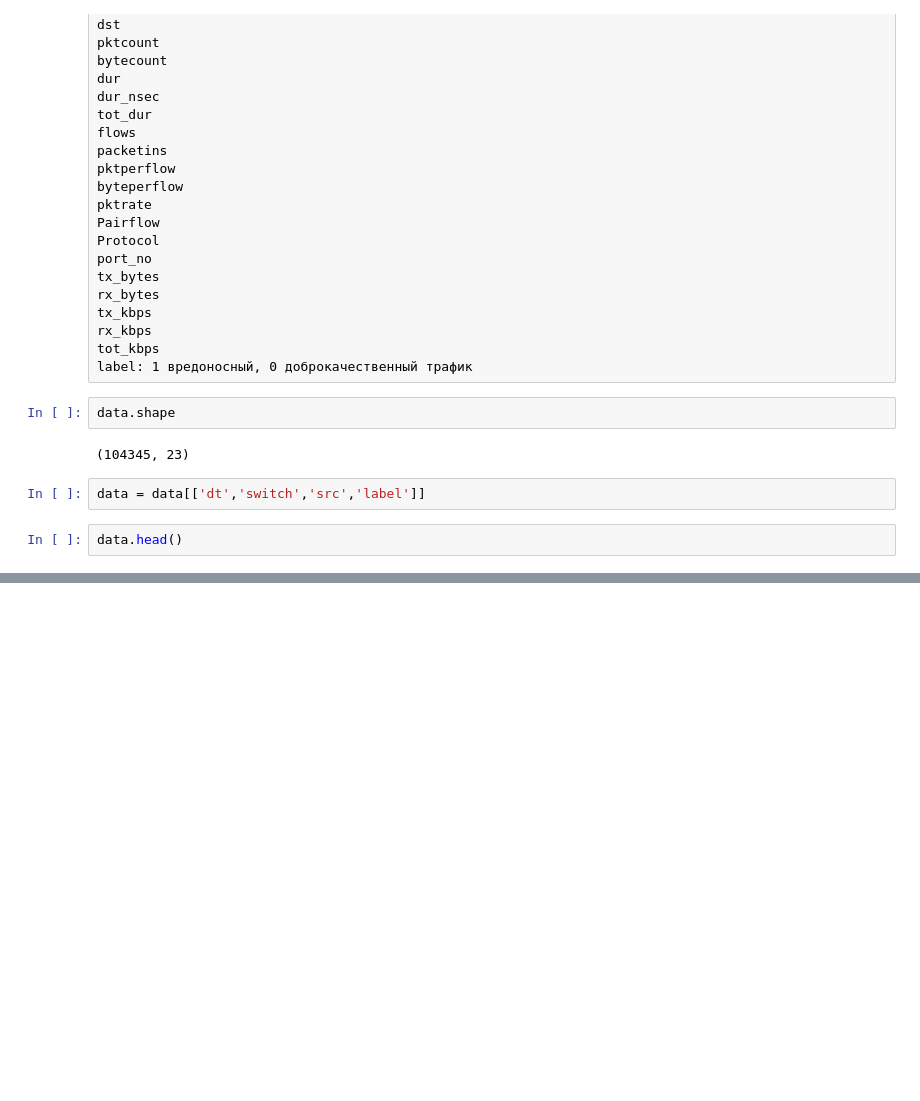
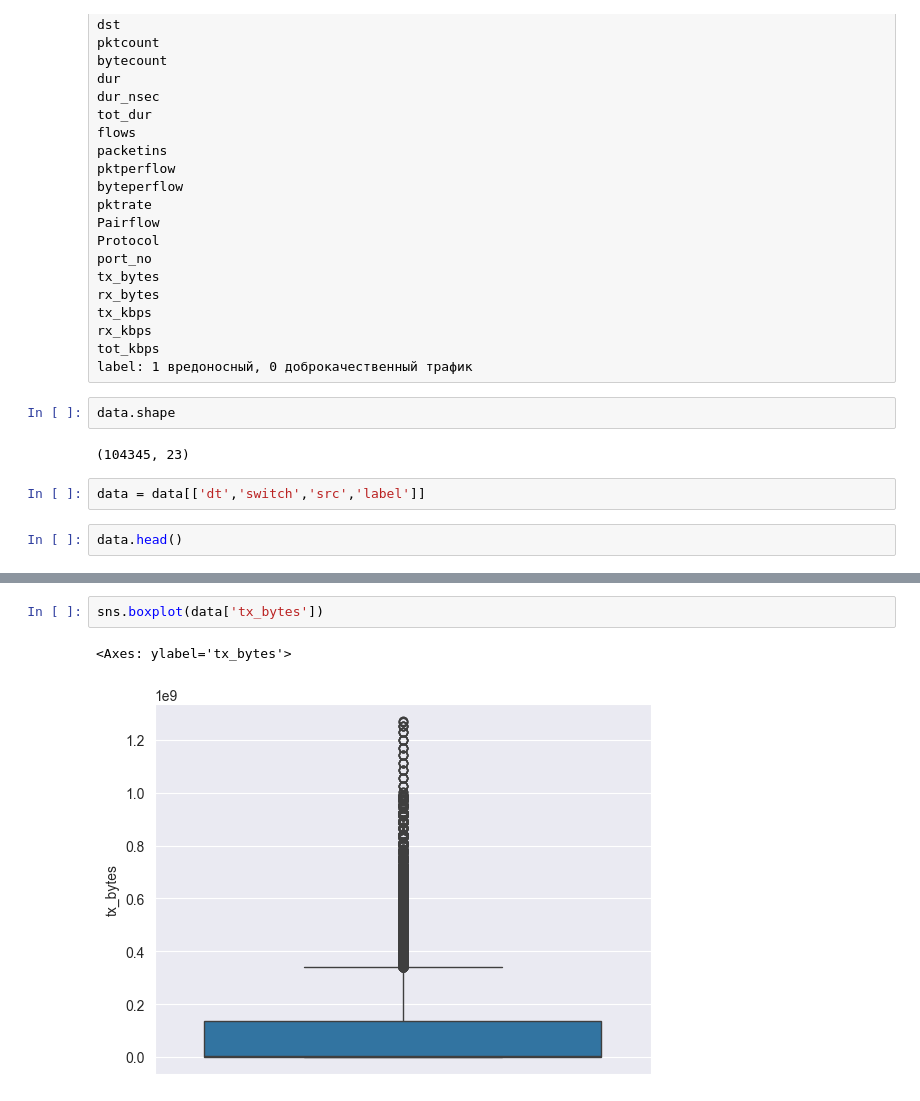
Before and after one commit to OneTells/Machine-learning, a Jupyter notebook: Eda/Jupyter/Egor.ipynb, the cells around one changed output, grey strips where cells are left out. Saved outputs shown, nothing was run; the diff lists cells and outputs as text; blank space fills up the shorter version.

```diff
--- a/Eda/Jupyter/Egor.ipynb
+++ b/Eda/Jupyter/Egor.ipynb
@@ -49,0 +78,5 @@ data.head()
+# %%
+sns.boxplot(data['tx_bytes'])
+# %% [output]
+<Axes: ylabel='tx_bytes'>
+[figure, added]
```
Also changed, not shown: parts of 5 cells of this notebook.
